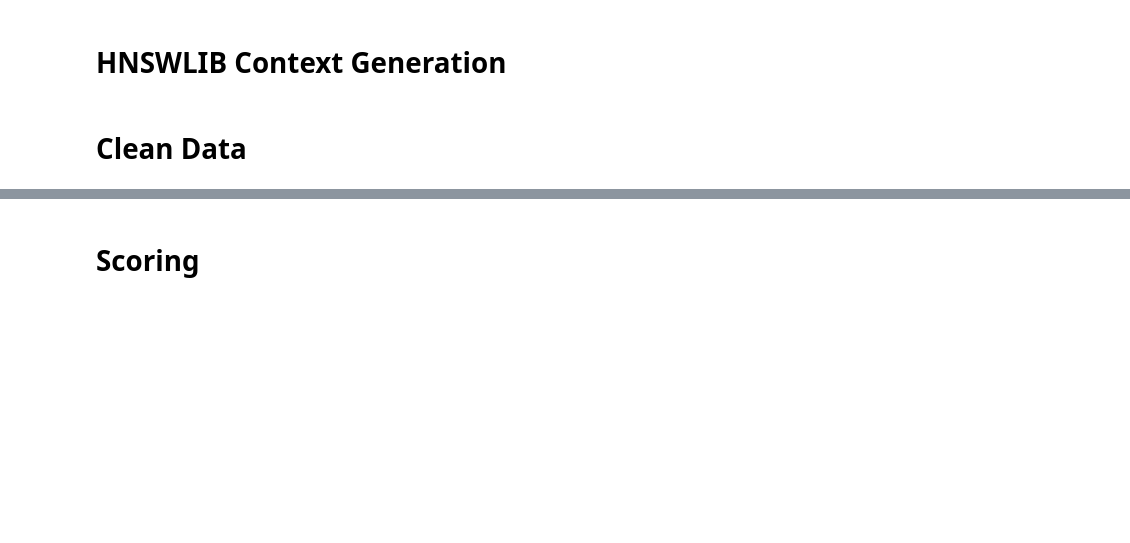
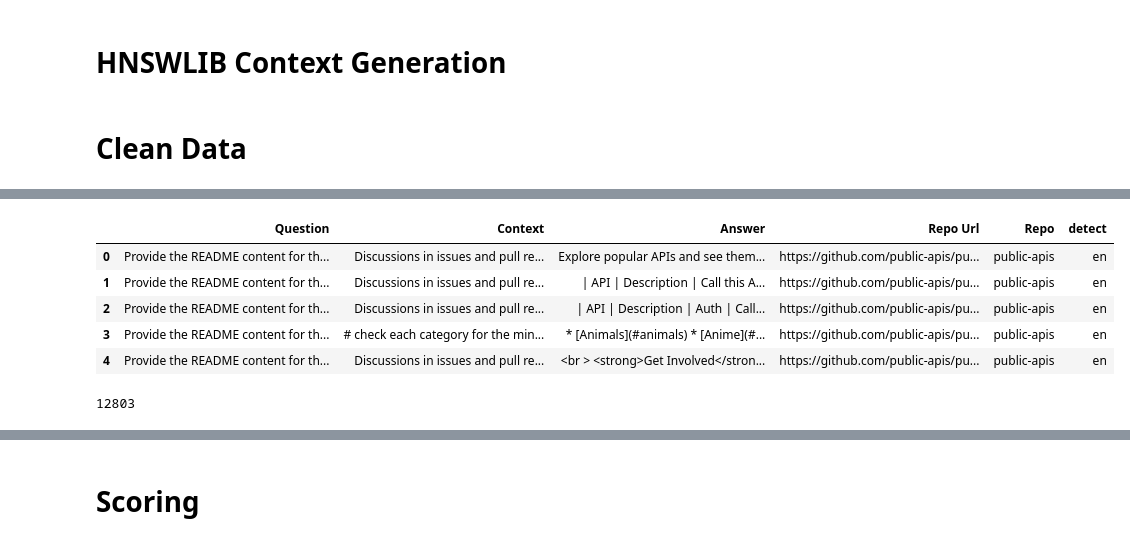
Before and after one commit to souradipp76/ReadMeReady, a Jupyter notebook: scripts/data.ipynb, the cells around one changed output, grey strips where cells are left out. Cells and saved outputs as stored; diff of their text form; code cells hidden in the pictures; blank space fills up the shorter version.

```diff
--- a/scripts/data.ipynb
+++ b/scripts/data.ipynb
@@ -446,0 +499,4 @@ df.to_csv("readme_qa_cleaned.csv", index=False)
+# %%
+import pandas as pd
+df = pd.read_csv("scripts/readme_qa.csv")
+df.columns = [str(q).strip() for q in df.columns]
@@ -446,0 +512,6 @@ df.to_csv("readme_qa_cleaned.csv", index=False)
+# %%
+import numpy as np
+df.replace('', np.nan, inplace=True)
+df.dropna(subset=["Answer"], inplace=True)
+df = df[["Question", "Context", "Answer", "Repo Url", "Repo"]]
+df.head()
@@ -446,0 +525,17 @@ df.to_csv("readme_qa_cleaned.csv", index=False)
+# %%
+from langdetect import detect
+df['detect'] = detect(str(df['Answer']))
+df.head()
+# %% [output]
+|  | Question | Context | Answer | Repo Url | Repo | detect |
+| 0 | Provide the README content for th... | Discussions in issues and pull re... | Explore popular APIs and see them... | https://github.com/public-apis/pu... | public-apis | en |
+| 1 | Provide the README content for th... | Discussions in issues and pull re... | | API | Description | Call this A... | https://github.com/public-apis/pu... | public-apis | en |
+| 2 | Provide the README content for th... | Discussions in issues and pull re... | | API | Description | Auth | Call... | https://github.com/public-apis/pu... | public-apis | en |
+| 3 | Provide the README content for th... | # check each category for the min... | * [Animals](#animals) * [Anime](#... | https://github.com/public-apis/pu... | public-apis | en |
+| 4 | Provide the README content for th... | Discussions in issues and pull re... | <br > <strong>Get Involved</stron... | https://github.com/public-apis/pu... | public-apis | en |
+# %%
+df = df[df['detect'] == 'en']
+df = df[["Question", "Context", "Answer", "Repo Url", "Repo"]]
+len(df)
+# %% [output]
+12803
```
Also changed, not shown: parts of 12 cells of this notebook, 12 other files.
